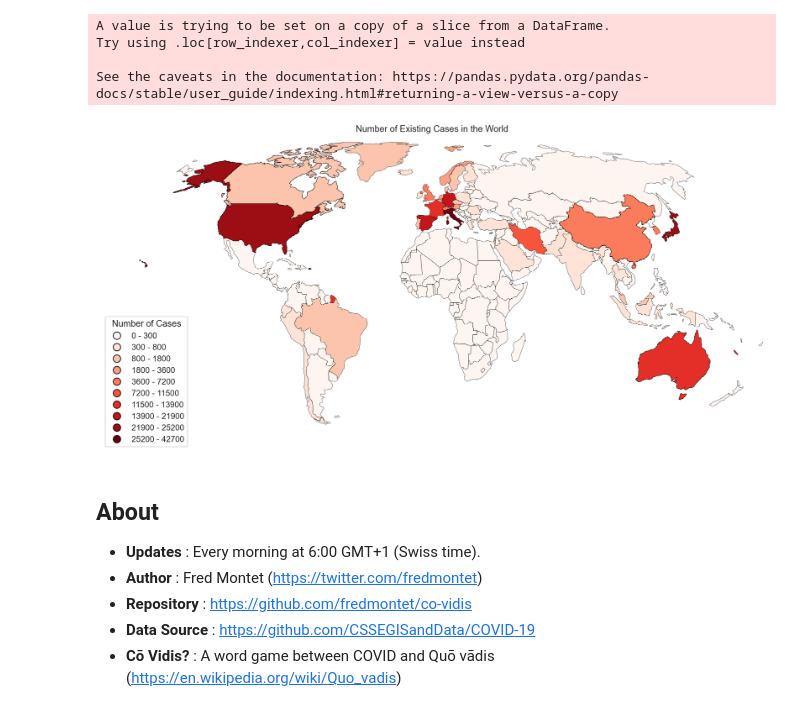
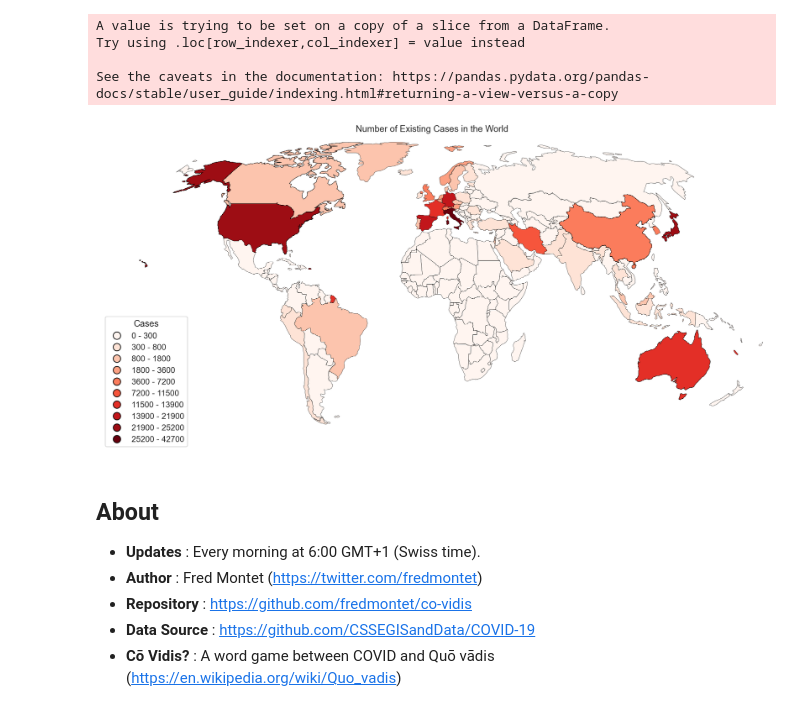
Before and after one commit to fredmontet/co-vidis, a Jupyter notebook: notebooks/co-vidis.ipynb, the cells around one changed output. Saved outputs shown, nothing was run; the diff lists cells and outputs as text; code cells hidden in the pictures.

```diff
--- a/notebooks/co-vidis.ipynb
+++ b/notebooks/co-vidis.ipynb
@@ -224,21 +224,21 @@ scheme = mc.UserDefined(gdfc['Cases'], bins=bins)
 # %%
 gplt.choropleth(gdfc,
                 scheme=scheme,
                 projection=gplt.crs.Robinson(),
                 hue='Cases',
                 cmap="Reds",
                 legend=True,
                 figsize=(16,10),
                 edgecolor="black",
                 linewidth=0.3,
                 legend_kwargs={
-                    'title': "Number of Cases",
+                    'title': "Cases",
                     'loc': 'lower left'}
 );
 
 plt.title("Number of Existing Cases in the World");
 # %% [output]
-[figure, old version]
+[figure, new version]
 # %% [markdown]
 ## About
 
```
